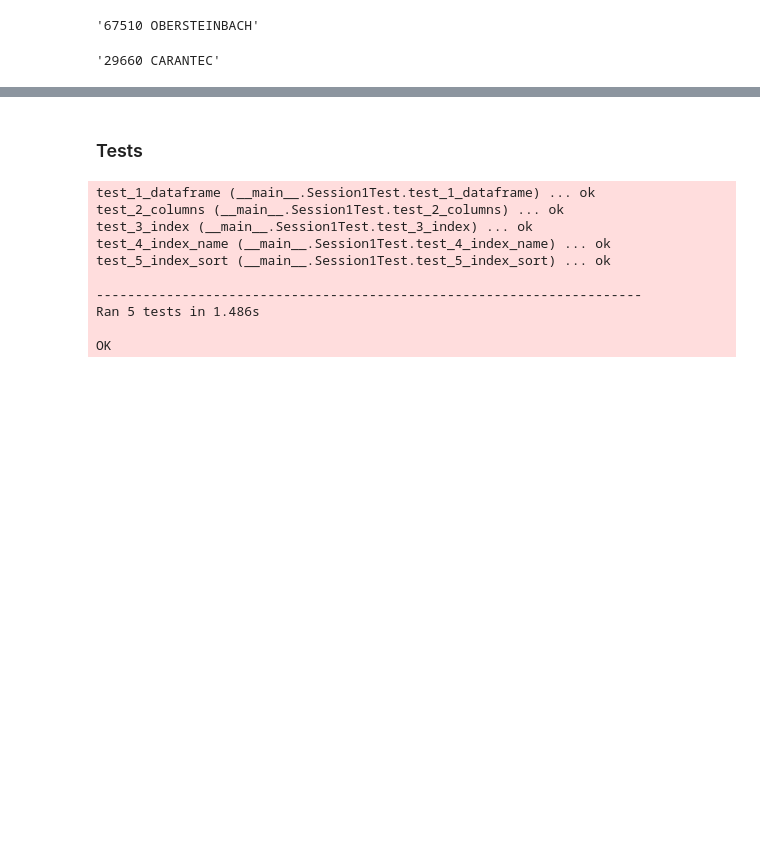
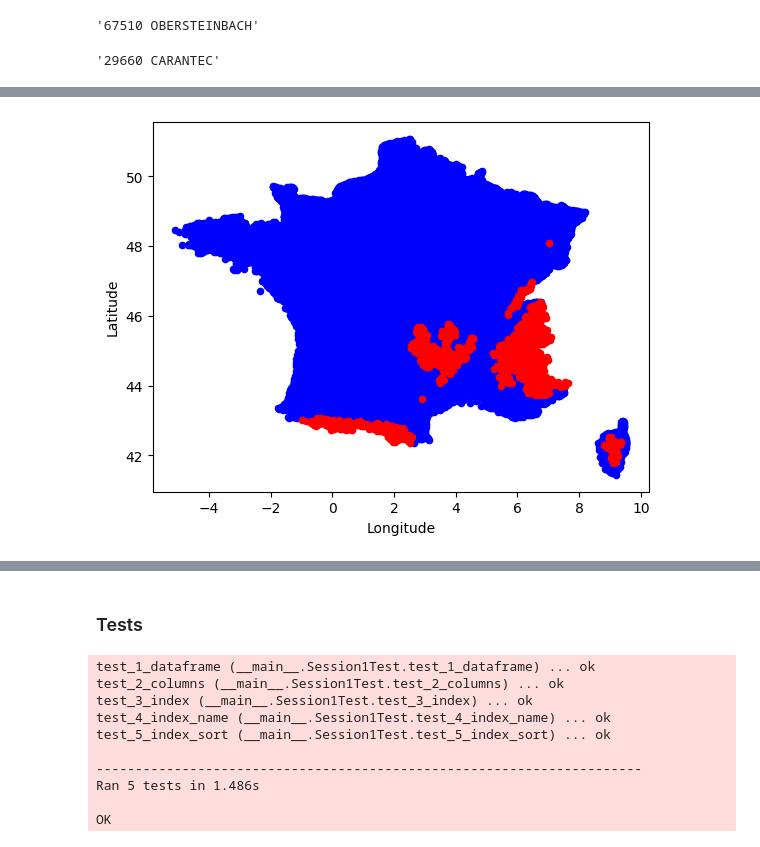
Before and after one commit to fran6w/TIDE, a Jupyter notebook: 01_TIDE_session.ipynb, the cells around one changed output, grey strips where cells are left out. Drawn from its saved outputs; the diff is of its cells as text; code cells hidden in the pictures; blank space fills up the shorter version.

```diff
--- a/01_TIDE_session.ipynb
+++ b/01_TIDE_session.ipynb
@@ -530,0 +735,10 @@ ville2(gps2dec(48, 40, 7), -gps2dec(3, 54, 45))
+# %%
+metro1 = metro.loc[metro["Altitude Moyenne"] < 1000]
+metro2 = metro.loc[metro["Altitude Moyenne"] >= 1000]
+
+import matplotlib.pyplot as plt
+fig, ax = plt.subplots()
+metro1.plot.scatter(x="Longitude",y="Latitude", c="b", ax=ax)
+metro2.plot.scatter(x="Longitude",y="Latitude", c="r", ax=ax);
+# %% [output]
+[figure, added]
```
Also changed, not shown: parts of 23 cells of this notebook.
